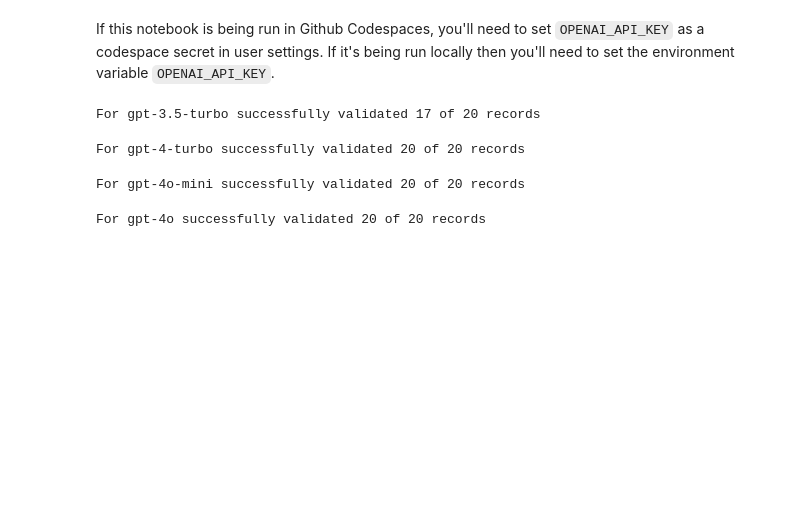
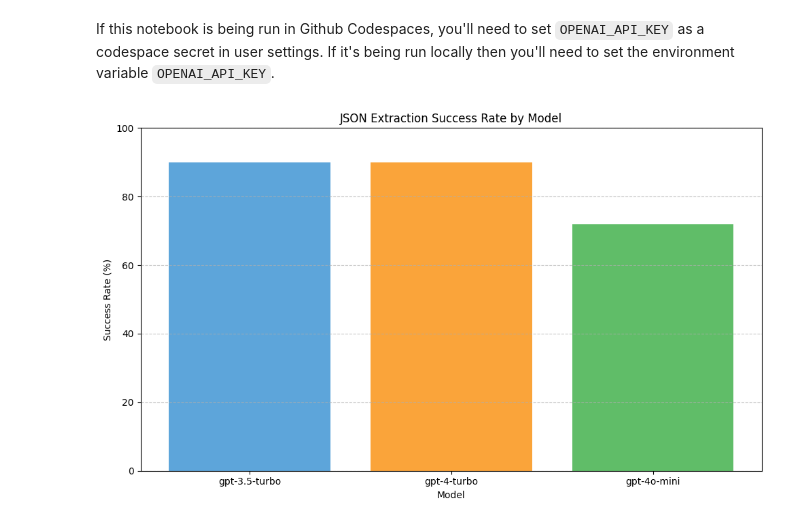
Before and after one commit to ericness/end-of-json-validation-hell, a Jupyter notebook: notebooks/prompt_json_generation.ipynb, the cells around one changed output. Cells and saved outputs as stored; diff of their text form; code cells hidden in the pictures; blank space fills up the shorter version.

Commit message:
Compare 3 models
Need to wait to get more GPT-3.5 quota

```diff
--- a/notebooks/prompt_json_generation.ipynb
+++ b/notebooks/prompt_json_generation.ipynb
@@ -59,6 +61,7 @@ class NamedEntityType(StrEnum):
     COUNTRY = "country"
     LOCATION = "location"
     PERSON = "person"
+    TEAM = "team"
 
 class NamedEntity(BaseModel):
     name: str = Field(description="Name of the person, company, etc.")
@@ -69,6 +72,7 @@ class NewsArticle(BaseModel):
     category: ArticleCategory = Field(description="Category of news that the article belongs to")
     mentioned_entities: list[NamedEntity] = Field(description="List of all named entities in the article", default_factory=list)
     summary: str = Field(description="Brief summary of the article content.")
+    length: int = Field(description="Length of the article in words.")
 # %%
 news_article_schema = NewsArticle.model_json_schema()
 print(json.dumps(news_article_schema, indent=2))
@@ -148,13 +152,12 @@ async def extract_article_data(article: str, model_name: str, client: AsyncOpenA
 # %%
 openai_client = AsyncOpenAI()
 
-ARTICLE_COUNT = 20
+ARTICLE_COUNT = 100
 MAX_CONCURRENT_TASKS = 4
 loop_semaphore = asyncio.Semaphore(MAX_CONCURRENT_TASKS)
 
 success_count = 0
-# model_names=["gpt-3.5-turbo", "gpt-4", "gpt-4-turbo", "gpt-4o-mini", "gpt-4o"]
-model_names=["gpt-3.5-turbo", "gpt-4-turbo", "gpt-4o-mini", "gpt-4o"]
+model_names=["gpt-3.5-turbo", "gpt-4-turbo", "gpt-4o-mini"]
 
 results = defaultdict(list)
 for model_name in model_names:
@@ -165,8 +168,27 @@ for model_name in model_names:
 
     success_count = sum(1 for result in results[model_name] if result)
     print(f"For {model_name} successfully validated {success_count} of {ARTICLE_COUNT} records")
-# %% [output]
-For gpt-3.5-turbo successfully validated 17 of 20 records
-For gpt-4-turbo successfully validated 20 of 20 records
-For gpt-4o-mini successfully validated 20 of 20 records
-For gpt-4o successfully validated 20 of 20 records
+# %%
+model_success_rates = {}
+for model_name, results_list in results.items():
+    success_count = sum(1 for result in results_list if result)
+    success_rate = (success_count / len(results_list)) * 100
+    model_success_rates[model_name] = success_rate
+# %%
+
+models = list(results.keys())
+success_rates = [model_success_rates[model] for model in models]
+
+plt.figure(figsize=(10, 6))
+bars = plt.bar(models, success_rates, color=['#5DA5DA', '#FAA43A', '#60BD68'])
+
+plt.xlabel('Model')
+plt.ylabel('Success Rate (%)')
+plt.title('JSON Extraction Success Rate by Model')
+plt.ylim(0, 100)
+
+plt.grid(axis='y', linestyle='--', alpha=0.7)
+plt.tight_layout()
+plt.show()
+# %% [output]
+[figure, added]
```
Also changed, not shown: parts of 2 cells of this notebook.
